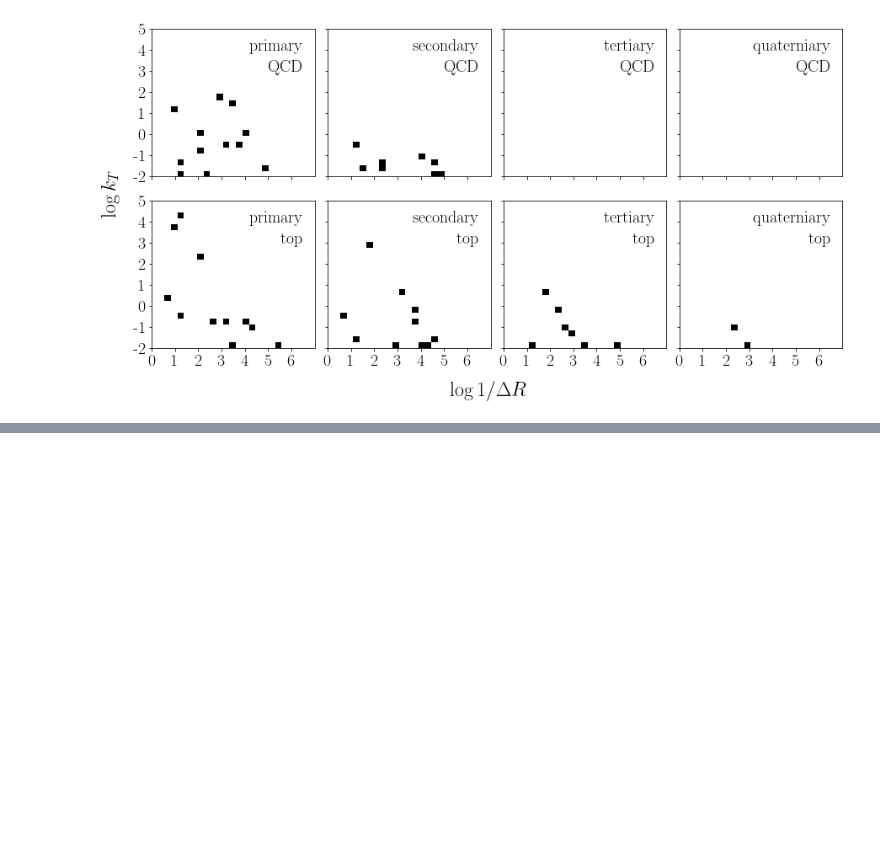
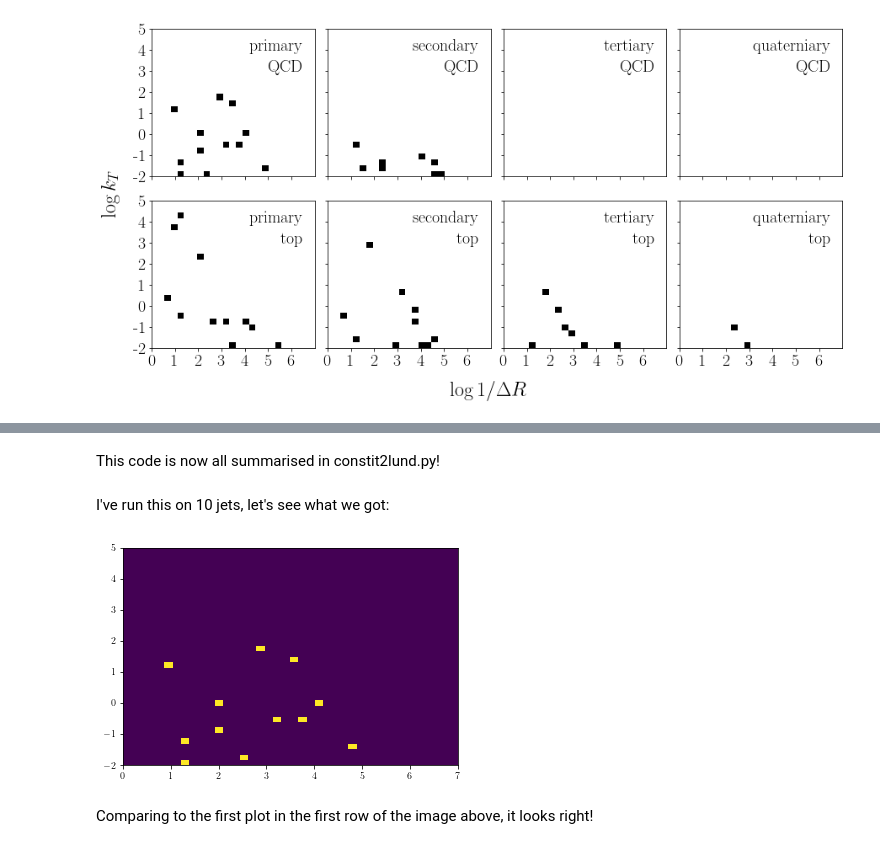
Before and after one commit to bmdillon/jet-preprocessing, a Jupyter notebook: qcd-top-jets-lund-plane.ipynb, the cells around one changed output, grey strips where cells are left out. Cells and saved outputs as stored; diff of their text form; code cells hidden in the pictures; blank space fills up the shorter version.

Commit message:
added scripts for converting jets to the Lund plane representation and to Lund plane images, updated notebooks

```diff
--- a/qcd-top-jets-lund-plane.ipynb
+++ b/qcd-top-jets-lund-plane.ipynb
@@ -340,0 +284,24 @@ plt.show()
+# %% [markdown]
+This code is now all summarised in constit2lund.py!
+# %% [markdown]
+I've run this on 10 jets, let's see what we got:
+# %%
+qcd_test = np.load("qcd_lund_test.npy", allow_pickle=True)
+top_test = np.load("top_lund_test.npy", allow_pickle=True)
+# %%
+sp = []
+for s in qcd_test[1]:
+    if s[0]==0:
+        sp.append([s[6],s[7]])
+# %%
+def get_x( arr ):
+    return [ i[0] for i in arr ]
+def get_y( arr ):
+    return [ i[1] for i in arr ]
+# %%
+plt.hist2d( get_x( sp ), get_y( sp ), bins=40, range=((0,7),(-2,5)) )
+plt.show()
+# %% [output]
+[figure, added]
+# %% [markdown]
+Comparing to the first plot in the first row of the image above, it looks right!
```
Also changed, not shown: parts of 10 cells of this notebook, 9 other files.
